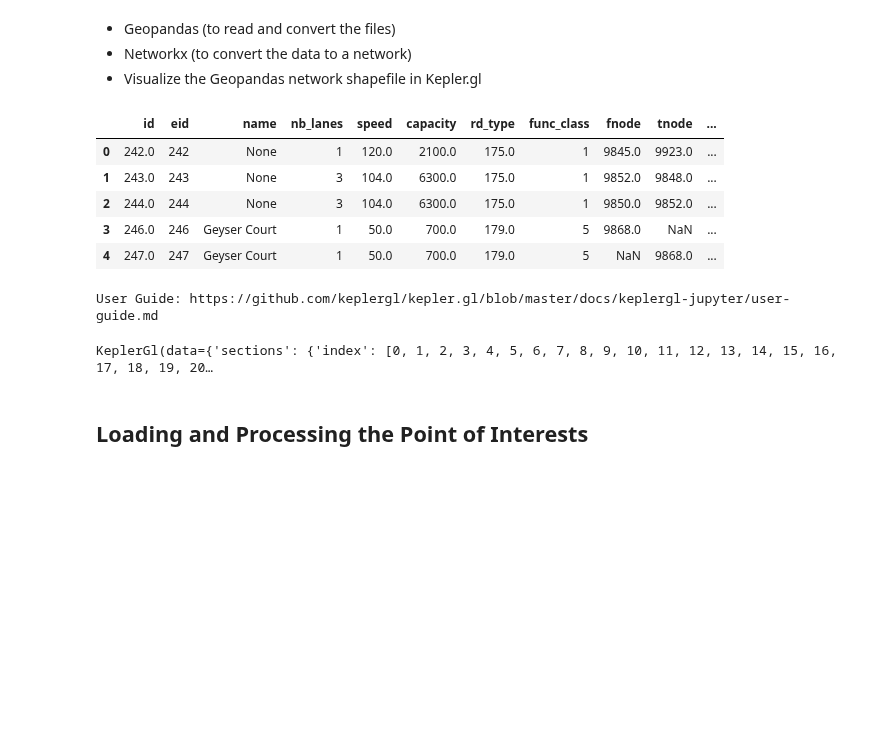
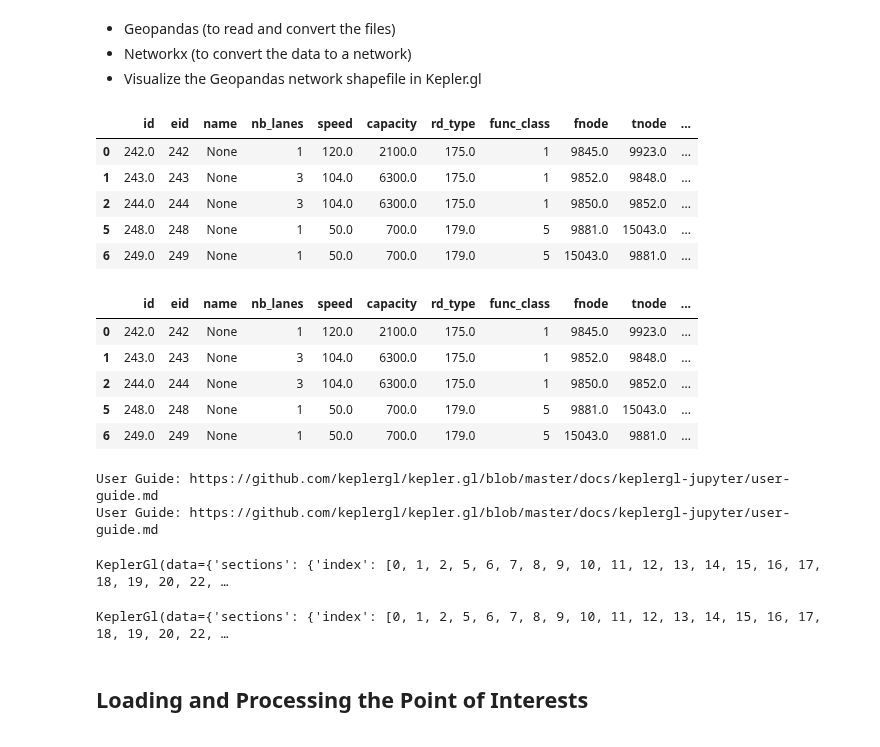
Before and after one commit to Fremont-project/data-processing, a Jupyter notebook: pipeline/aimsun-data-analysis/KPI calculation pipeline.ipynb, the cells around one changed output. Drawn from its saved outputs; the diff is of its cells as text; code cells hidden in the pictures; blank space fills up the shorter version.

```diff
--- a/pipeline/aimsun-data-analysis/KPI calculation pipeline.ipynb
+++ b/pipeline/aimsun-data-analysis/KPI calculation pipeline.ipynb
@@ -115,12 +114,22 @@ sections = GeoDataFrame.from_file(data_path + "/Data processing/Raw/Network/Aims
 # %%
 Aimsun_nodes = nodes.to_crs(epsg=4326)
 Aimsun_sections = sections.to_crs(epsg=4326)
+# %%
+#removed all sections that have one NaN node
+Aimsun_sections = Aimsun_sections[Aimsun_sections['fnode'].notna()]
+Aimsun_sections = Aimsun_sections[Aimsun_sections['tnode'].notna()]
 # %%
-Aimsun_sections.head(5)
+Aimsun_sections.head()
 # %% [output]
 |  | id | eid | name | nb_lanes | speed | capacity | rd_type | func_class | fnode | tnode | ... |
 | 0 | 242.0 | 242 | None | 1 | 120.0 | 2100.0 | 175.0 | 1 | 9845.0 | 9923.0 | ... |
 | 1 | 243.0 | 243 | None | 3 | 104.0 | 6300.0 | 175.0 | 1 | 9852.0 | 9848.0 | ... |
 | 2 | 244.0 | 244 | None | 3 | 104.0 | 6300.0 | 175.0 | 1 | 9850.0 | 9852.0 | ... |
-| 3 | 246.0 | 246 | Geyser Court | 1 | 50.0 | 700.0 | 179.0 | 5 | 9868.0 | NaN | ... |
-| 4 | 247.0 | 247 | Geyser Court | 1 | 50.0 | 700.0 | 179.0 | 5 | NaN | 9868.0 | ... |
+| 5 | 248.0 | 248 | None | 1 | 50.0 | 700.0 | 179.0 | 5 | 9881.0 | 15043.0 | ... |
+| 6 | 249.0 | 249 | None | 1 | 50.0 | 700.0 | 179.0 | 5 | 15043.0 | 9881.0 | ... |
+|  | id | eid | name | nb_lanes | speed | capacity | rd_type | func_class | fnode | tnode | ... |
+| 0 | 242.0 | 242 | None | 1 | 120.0 | 2100.0 | 175.0 | 1 | 9845.0 | 9923.0 | ... |
+| 1 | 243.0 | 243 | None | 3 | 104.0 | 6300.0 | 175.0 | 1 | 9852.0 | 9848.0 | ... |
+| 2 | 244.0 | 244 | None | 3 | 104.0 | 6300.0 | 175.0 | 1 | 9850.0 | 9852.0 | ... |
+| 5 | 248.0 | 248 | None | 1 | 50.0 | 700.0 | 179.0 | 5 | 9881.0 | 15043.0 | ... |
+| 6 | 249.0 | 249 | None | 1 | 50.0 | 700.0 | 179.0 | 5 | 15043.0 | 9881.0 | ... |
@@ -131,7 +143,9 @@ map_1.add_data(data=Aimsun_nodes, name = "nodes")
 map_1
 # %% [output]
 User Guide: https://github.com/keplergl/kepler.gl/blob/master/docs/keplergl-jupyter/user-guide.md
+User Guide: https://github.com/keplergl/kepler.gl/blob/master/docs/keplergl-jupyter/user-guide.md
-KeplerGl(data={'sections': {'index': [0, 1, 2, 3, 4, 5, 6, 7, 8, 9, 10, 11, 12, 13, 14, 15, 16, 17, 18, 19, 20…
+KeplerGl(data={'sections': {'index': [0, 1, 2, 5, 6, 7, 8, 9, 10, 11, 12, 13, 14, 15, 16, 17, 18, 19, 20, 22, …
+KeplerGl(data={'sections': {'index': [0, 1, 2, 5, 6, 7, 8, 9, 10, 11, 12, 13, 14, 15, 16, 17, 18, 19, 20, 22, …
 # %% [markdown]
 ## Loading and Processing the Point of Interests
 <a id="POIs"> </a>
```
Also changed, not shown: parts of 49 cells of this notebook.
